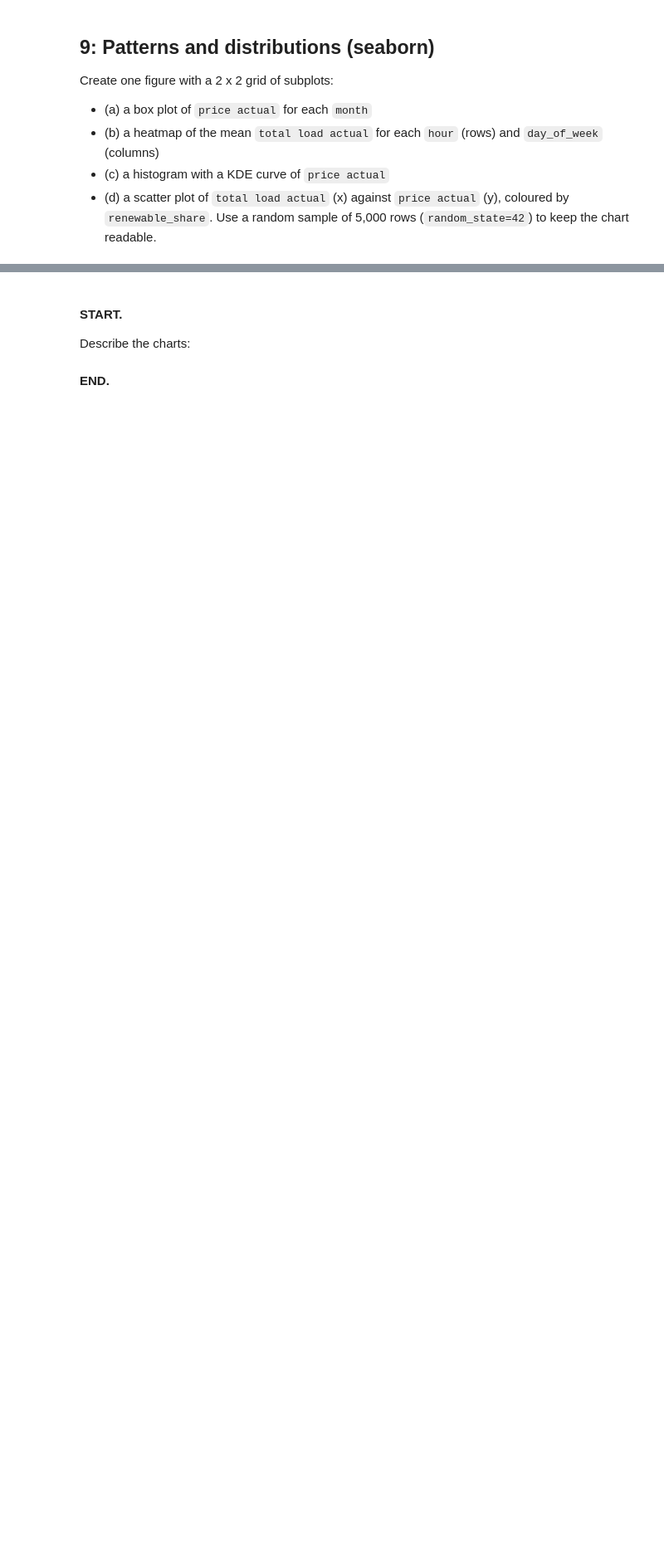
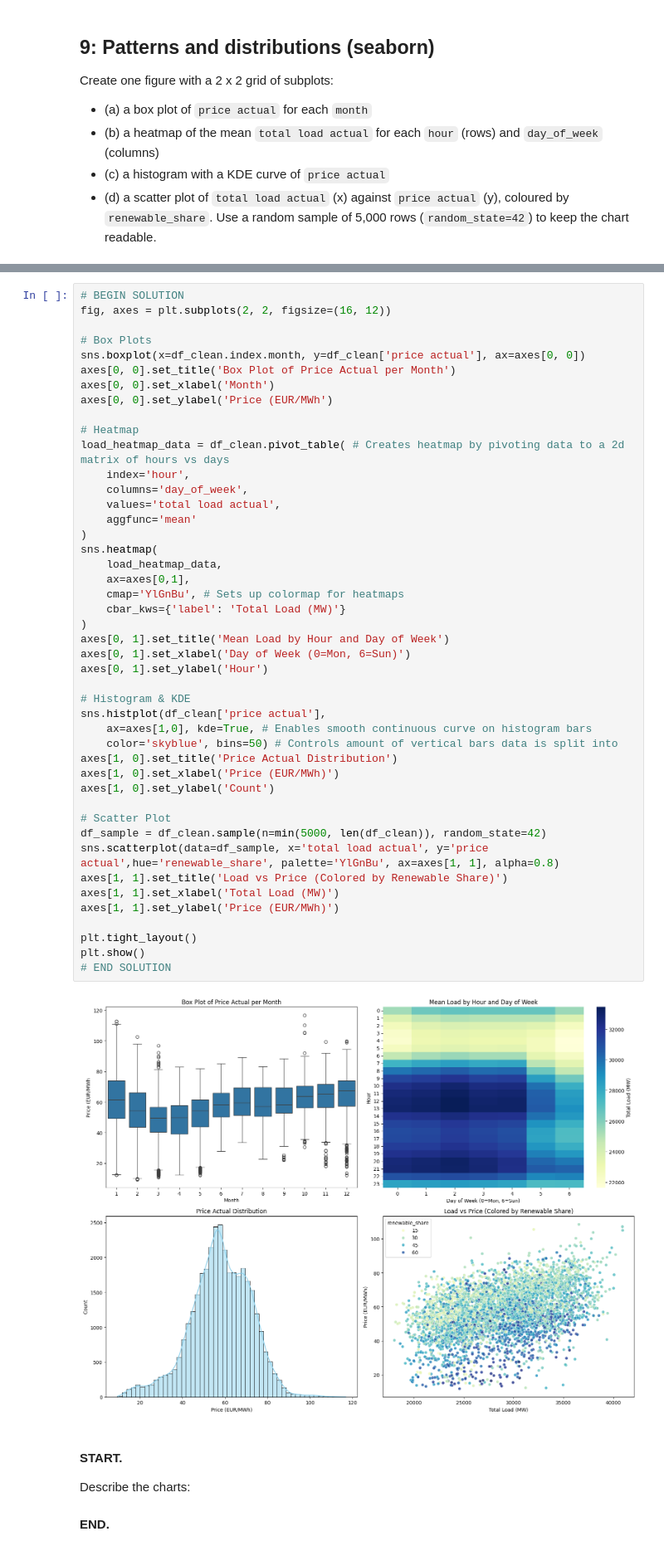
Before and after one commit to leon72305-source/26007815_tb1, a Jupyter notebook: 26007815_1.ipynb, the cells around one changed output, grey strips where cells are left out. Shown at 83% size. Cells and saved outputs as stored; diff of their text form; blank space fills up the shorter version.

```diff
--- a/26007815_1.ipynb
+++ b/26007815_1.ipynb
@@ -488,3 +586,50 @@ Create one figure with a 2 x 2 grid of subplots:
+# %%
+# BEGIN SOLUTION
+fig, axes = plt.subplots(2, 2, figsize=(16, 12))
+
+# Box Plots
+sns.boxplot(x=df_clean.index.month, y=df_clean['price actual'], ax=axes[0, 0])
+axes[0, 0].set_title('Box Plot of Price Actual per Month')
+axes[0, 0].set_xlabel('Month')
+axes[0, 0].set_ylabel('Price (EUR/MWh')
+
+# Heatmap
+load_heatmap_data = df_clean.pivot_table( # Creates heatmap by pivoting data to a 2d matrix of hours vs days
+    index='hour',
+    columns='day_of_week',
+    values='total load actual',
+    aggfunc='mean'
+)
+sns.heatmap(
+    load_heatmap_data,
+    ax=axes[0,1],
+    cmap='YlGnBu', # Sets up colormap for heatmaps
+    cbar_kws={'label': 'Total Load (MW)'}
+)
+axes[0, 1].set_title('Mean Load by Hour and Day of Week')
+axes[0, 1].set_xlabel('Day of Week (0=Mon, 6=Sun)')
+axes[0, 1].set_ylabel('Hour')
+
+# Histogram & KDE
+sns.histplot(df_clean['price actual'],
+    ax=axes[1,0], kde=True, # Enables smooth continuous curve on histogram bars
+    color='skyblue', bins=50) # Controls amount of vertical bars data is split into
+axes[1, 0].set_title('Price Actual Distribution')
+axes[1, 0].set_xlabel('Price (EUR/MWh)')
+axes[1, 0].set_ylabel('Count')
+
+# Scatter Plot
+df_sample = df_clean.sample(n=min(5000, len(df_clean)), random_state=42)
+sns.scatterplot(data=df_sample, x='total load actual', y='price actual',hue='renewable_share', palette='YlGnBu', ax=axes[1, 1], alpha=0.8)
+axes[1, 1].set_title('Load vs Price (Colored by Renewable Share)')
+axes[1, 1].set_xlabel('Total Load (MW)')
+axes[1, 1].set_ylabel('Price (EUR/MWh)')
+
+plt.tight_layout()
+plt.show()
+# END SOLUTION
+# %% [output]
+[figure, added]
 # %% [markdown]
 #### START.
 Describe the charts:
```
Also changed, not shown: parts of 20 cells of this notebook.
